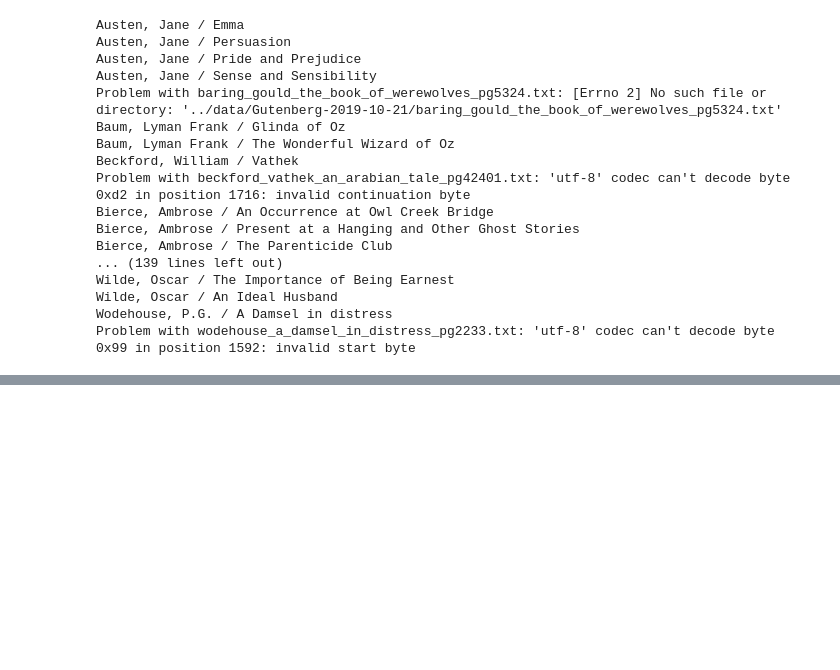
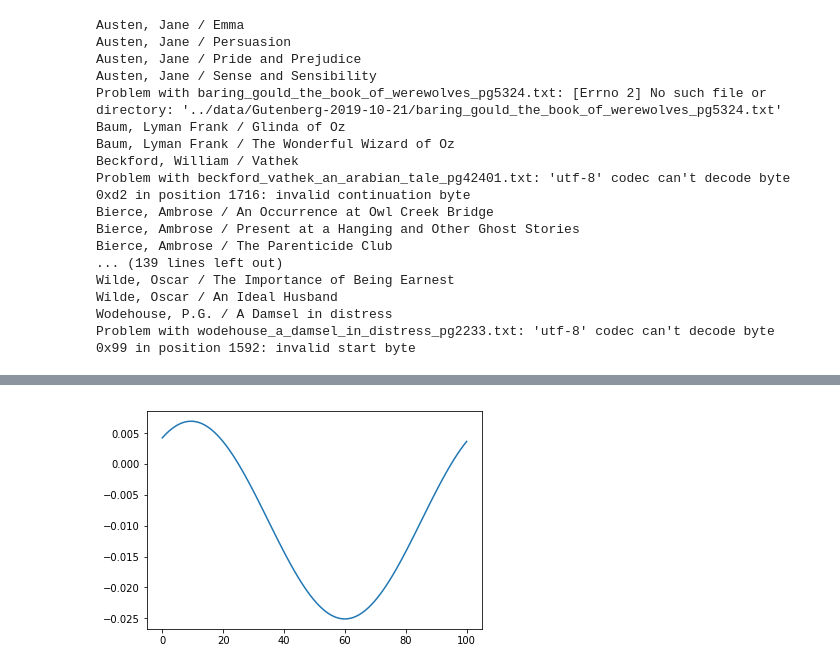
Before and after one commit to ef23/info3350-miniproj, a Jupyter notebook: week9/MiniProject.ipynb, the cells around one changed output, grey strips where cells are left out. Drawn from its saved outputs; the diff is of its cells as text; code cells hidden in the pictures; blank space fills up the shorter version.

```diff
--- a/week9/MiniProject.ipynb
+++ b/week9/MiniProject.ipynb
@@ -121,0 +135,17 @@ An Ideal Husband
+# %%
+def fft_smooth(scores):
+    time_step = 0.01
+    sig_fft = fftpack.fft(scores)
+    power = np.abs(sig_fft)
+    sample_freq = fftpack.fftfreq(len(scores), d=time_step)
+    pos_mask = np.where(sample_freq > 0)
+    freqs = sample_freq[pos_mask]
+    peak_freq = freqs[power[pos_mask].argmax()]
+    high_freq_fft = sig_fft.copy()
+    high_freq_fft[np.abs(sample_freq) > peak_freq] = 0
+    filtered_sig = fftpack.ifft(high_freq_fft)
+    return [np.real(x) for x in filtered_sig]
+# %%
+plot_scores(fft_smooth(s))
+# %% [output]
+[figure, added]
```
Also changed, not shown: parts of 4 cells of this notebook.
